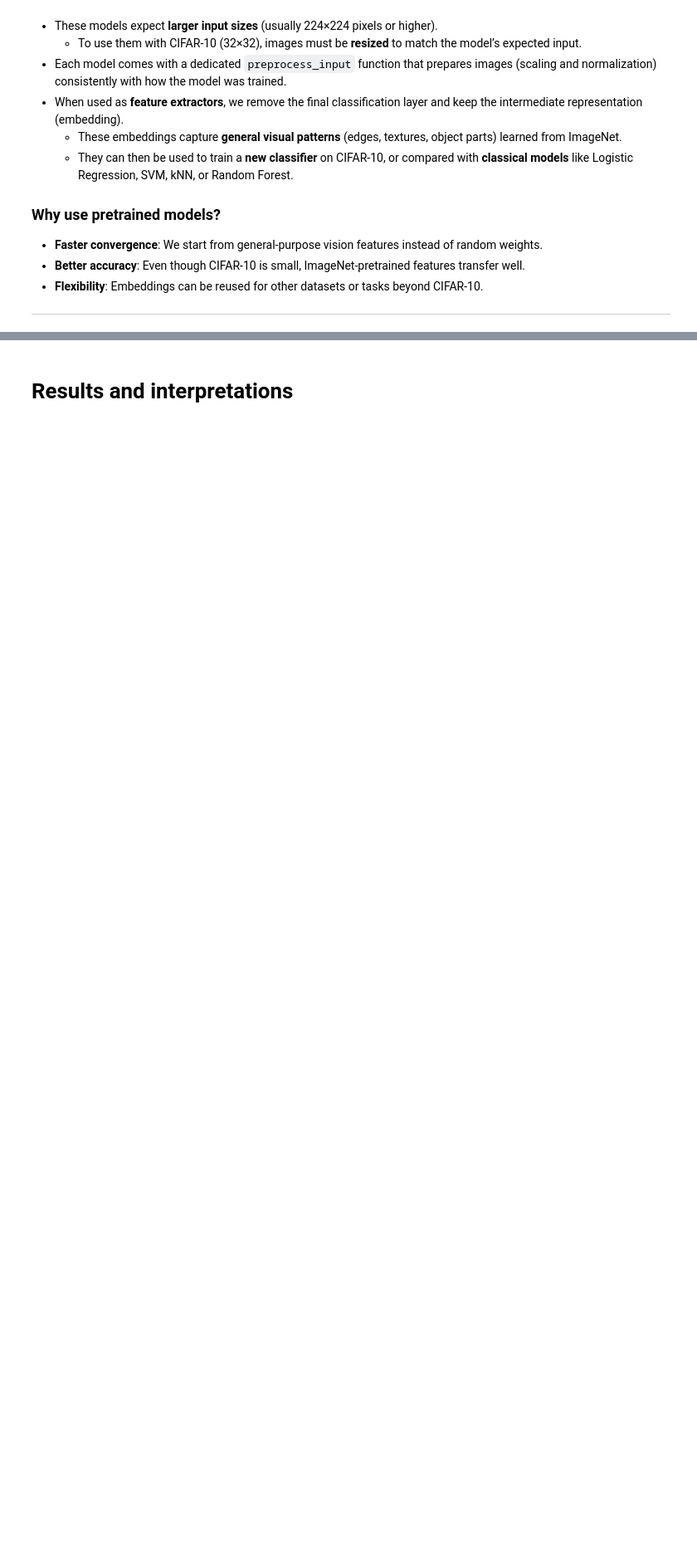
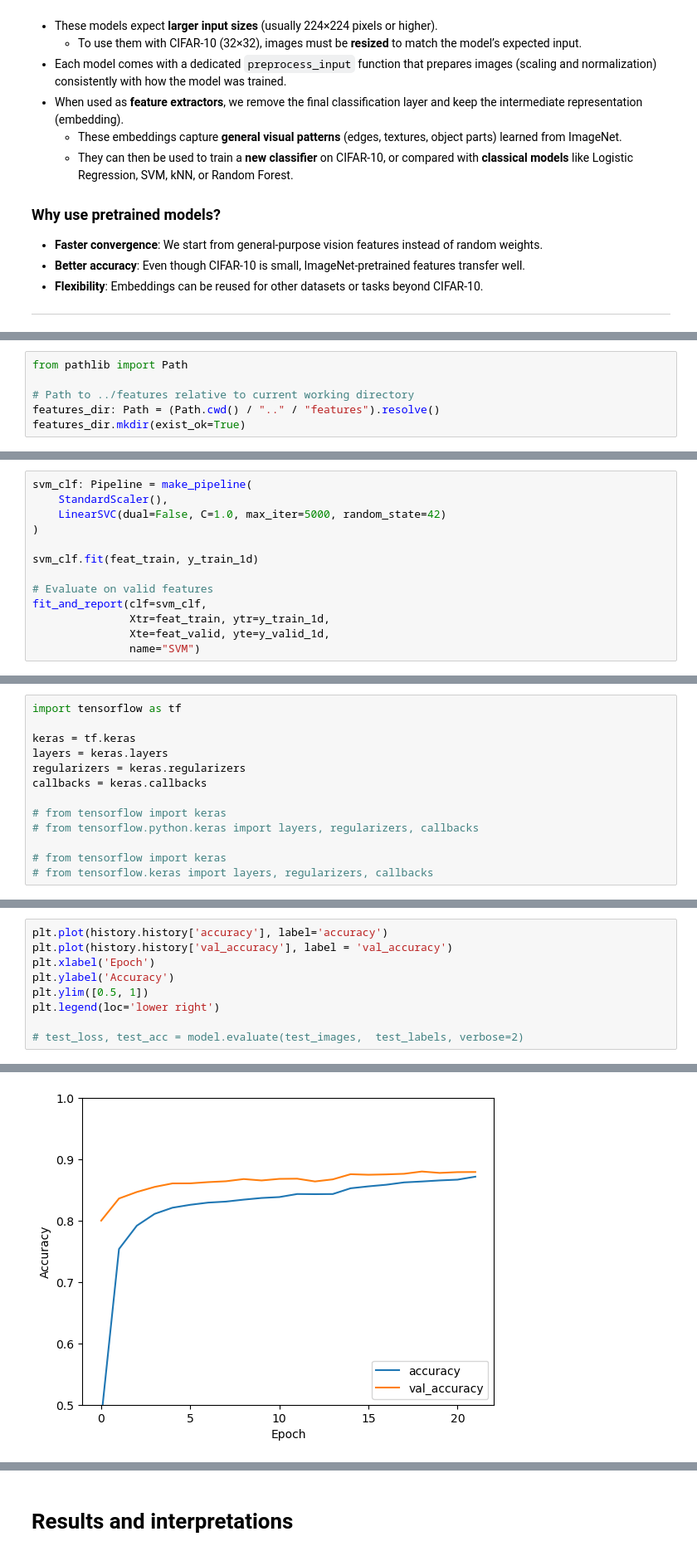
Before and after one commit to elfreyer/project_module_2, a Jupyter notebook: notebooks/01_ae_network_feature_extractor_20250901.ipynb, the cells around one changed output, grey strips where cells are left out. Shown at 83% size. Cells and saved outputs as stored; diff of their text form; blank space fills up the shorter version.

Commit message:
nb 01: added feature extraction, skl models and dense model

```diff
--- a/notebooks/01_ae_network_feature_extractor_20250901.ipynb
+++ b/notebooks/01_ae_network_feature_extractor_20250901.ipynb
@@ -47,0 +203,6 @@
+# %%
+from pathlib import Path
+
+# Path to ../features relative to current working directory
+features_dir: Path = (Path.cwd() / ".." / "features").resolve()
+features_dir.mkdir(exist_ok=True)
@@ -49,0 +381,13 @@
+# %%
+svm_clf: Pipeline = make_pipeline(
+    StandardScaler(),
+    LinearSVC(dual=False, C=1.0, max_iter=5000, random_state=42)
+)
+
+svm_clf.fit(feat_train, y_train_1d)
+
+# Evaluate on valid features
+fit_and_report(clf=svm_clf,
+               Xtr=feat_train, ytr=y_train_1d,
+               Xte=feat_valid, yte=y_valid_1d,
+               name="SVM")
@@ -49,0 +416,13 @@
+# %%
+import tensorflow as tf
+
+keras = tf.keras
+layers = keras.layers
+regularizers = keras.regularizers
+callbacks = keras.callbacks
+
+# from tensorflow import keras
+# from tensorflow.python.keras import layers, regularizers, callbacks
+
+# from tensorflow import keras
+# from tensorflow.keras import layers, regularizers, callbacks
@@ -49,0 +501,10 @@
+# %%
+plt.plot(history.history['accuracy'], label='accuracy')
+plt.plot(history.history['val_accuracy'], label = 'val_accuracy')
+plt.xlabel('Epoch')
+plt.ylabel('Accuracy')
+plt.ylim([0.5, 1])
+plt.legend(loc='lower right')
+
+# test_loss, test_acc = model.evaluate(test_images,  test_labels, verbose=2)
+# %% [output]
@@ -49,0 +512 @@
+[figure, added]
```
Also changed, not shown: parts of 42 cells of this notebook, 1 other file.
